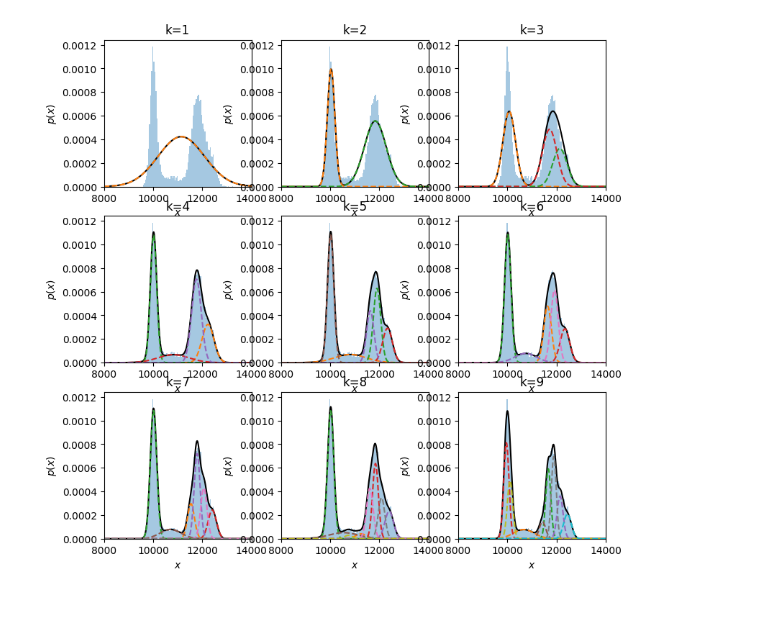
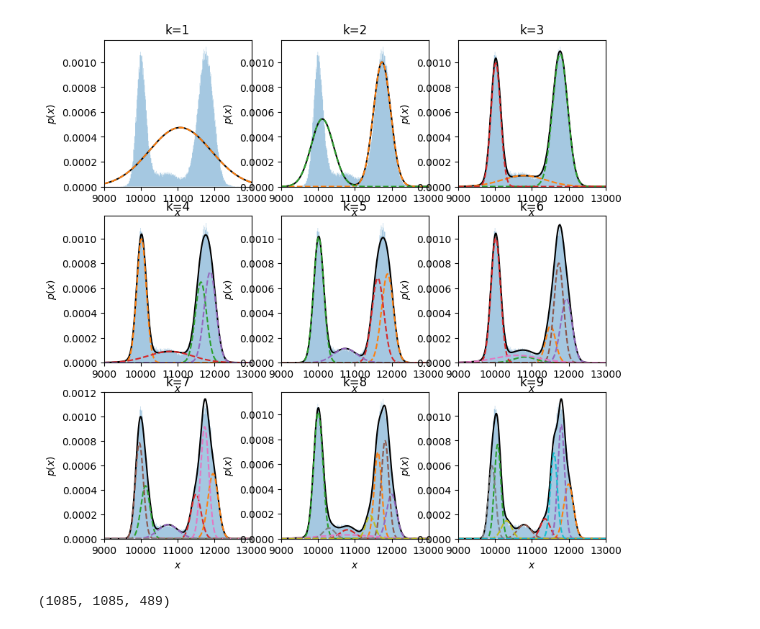
Before and after one commit to tpasfieldERAU/MA390-490_PNNL, a Jupyter notebook: segmentation/gmm-test.ipynb, the cells around one changed output. Saved outputs shown, nothing was run; the diff lists cells and outputs as text; code cells hidden in the pictures.

```diff
--- a/segmentation/gmm-test.ipynb
+++ b/segmentation/gmm-test.ipynb
@@ -10,7 +5,7 @@ X = np.concatenate([rng.normal(-1,1.5,350),
 # %%
 rng = np.random.RandomState(seed=1)
-m1 = np.load('../matrices/2024_FULL-STACK.npy')
-X = np.random.choice(m1[m1!=0.0].flatten(), (20000,1))
+m1 = np.load('../matrices/isolated-materials/float32/Transition1.npy')
+X = np.random.choice(m1[m1!=0.0].flatten(), (100000,1))
 # %%
 k_arr = np.arange(10) + 1
 models = [
@@ -33,7 +28,7 @@ def plot_mixture(gmm, X, show_legend=True, ax=None):
     pdf_individual = responsibilities * pdf[:, np.newaxis]
 
     # Plot data histogram
-    ax.hist(X, 250, density=True, histtype='stepfilled', alpha=0.4, label ='Data')
+    ax.hist(X, 1000, density=True, histtype='stepfilled', alpha=0.4, label ='Data')
 
     # Plot PDF of whole model
     ax.plot(x, pdf, '-k', label='Mixture PDF')
@@ -47,11 +42,11 @@ def plot_mixture(gmm, X, show_legend=True, ax=None):
 # %%
 # Show all models for n_components 1 to 9
 _, axes = plt.subplots(3,3,figsize=np.array([3,3])*3, dpi=100)
 for gmm, ax in zip(models, axes.ravel()):
     plot_mixture(gmm, X, show_legend=False, ax=ax)
     ax.set_title(f'k={gmm.n_components}')
-    ax.set_xlim(8000, 14000)
-#plt.tight_layout
+    ax.set_xlim(9000, 13000)
+plt.tight_layout
 plt.show()
 # %% [output]
-[figure, old version]
+[figure, new version]
@@ -57,0 +55,4 @@ plt.show()
+# %%
+print(m1.shape)
+# %% [output]
+(1085, 1085, 489)
```
Also changed, not shown: parts of 4 cells of this notebook.
